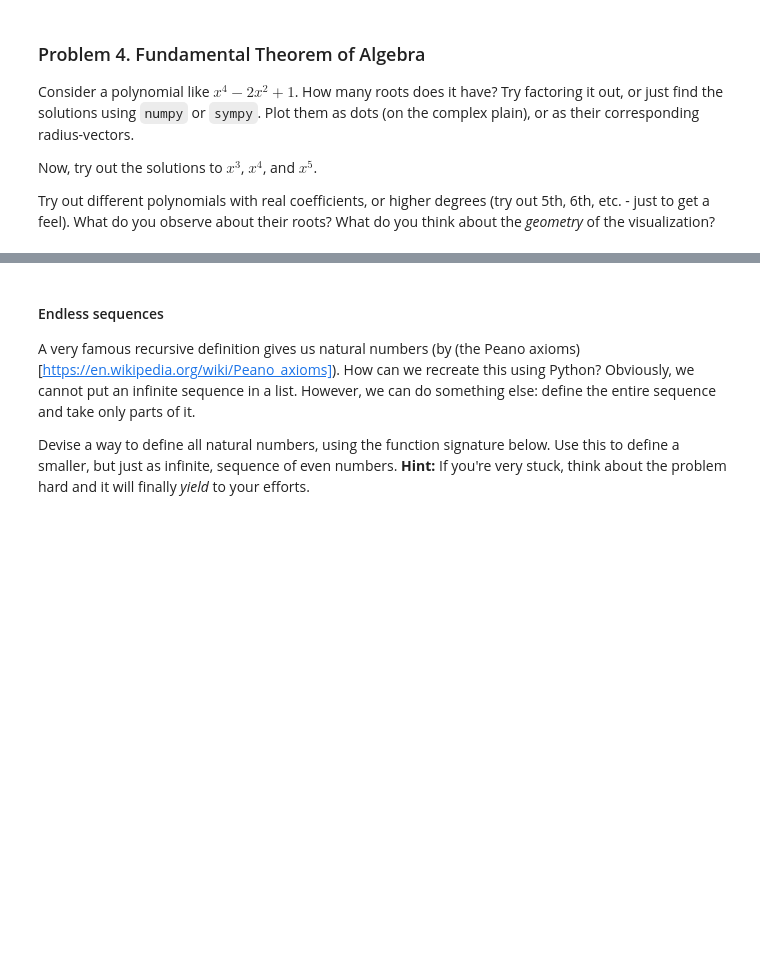
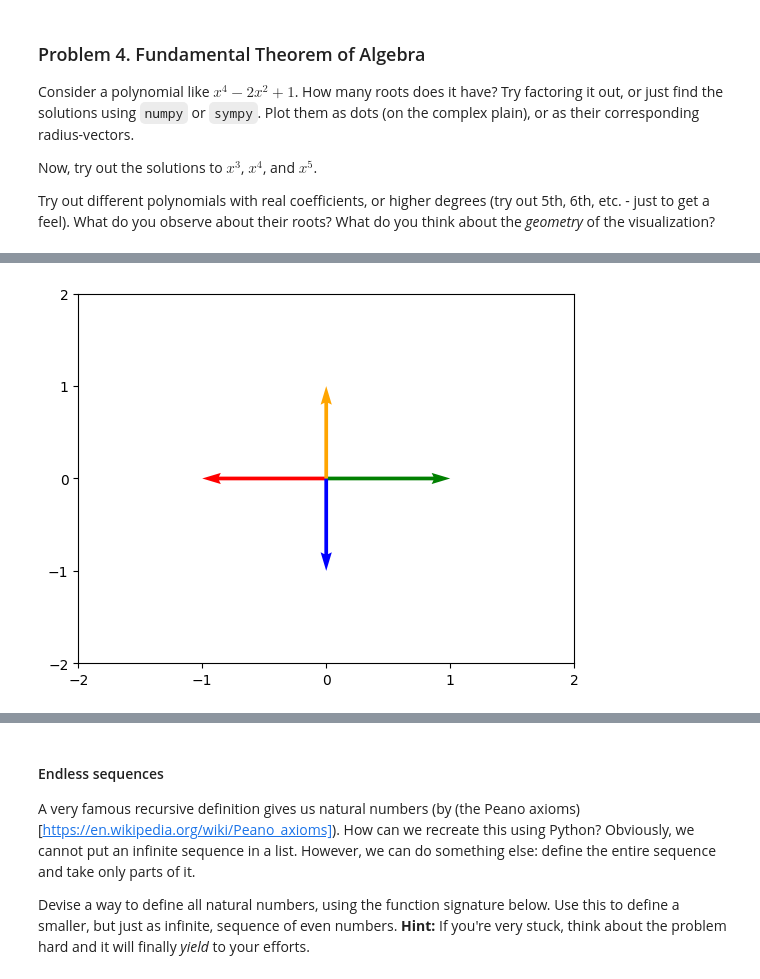
Before and after one commit to VladoDev03/math-concepts-for-developers-softuni, a Jupyter notebook: 02-basic-algebra/Basic Algebra Exercise.ipynb, the cells around one changed output, grey strips where cells are left out. Saved outputs shown, nothing was run; the diff lists cells and outputs as text; code cells hidden in the pictures; blank space fills up the shorter version.

```diff
--- a/02-basic-algebra/Basic Algebra Exercise.ipynb
+++ b/02-basic-algebra/Basic Algebra Exercise.ipynb
@@ -391,0 +419,5 @@ Try out different polynomials with real coefficients, or higher degrees (try out
+# %%
+solutions = solve_complex(x ** 4 - 1)
+plot_complex_numbers(solutions, colors = ["red", "green", "blue", "orange"])
+# %% [output]
+[figure, added]
```
Also changed, not shown: parts of 30 cells of this notebook, 2 other files.
